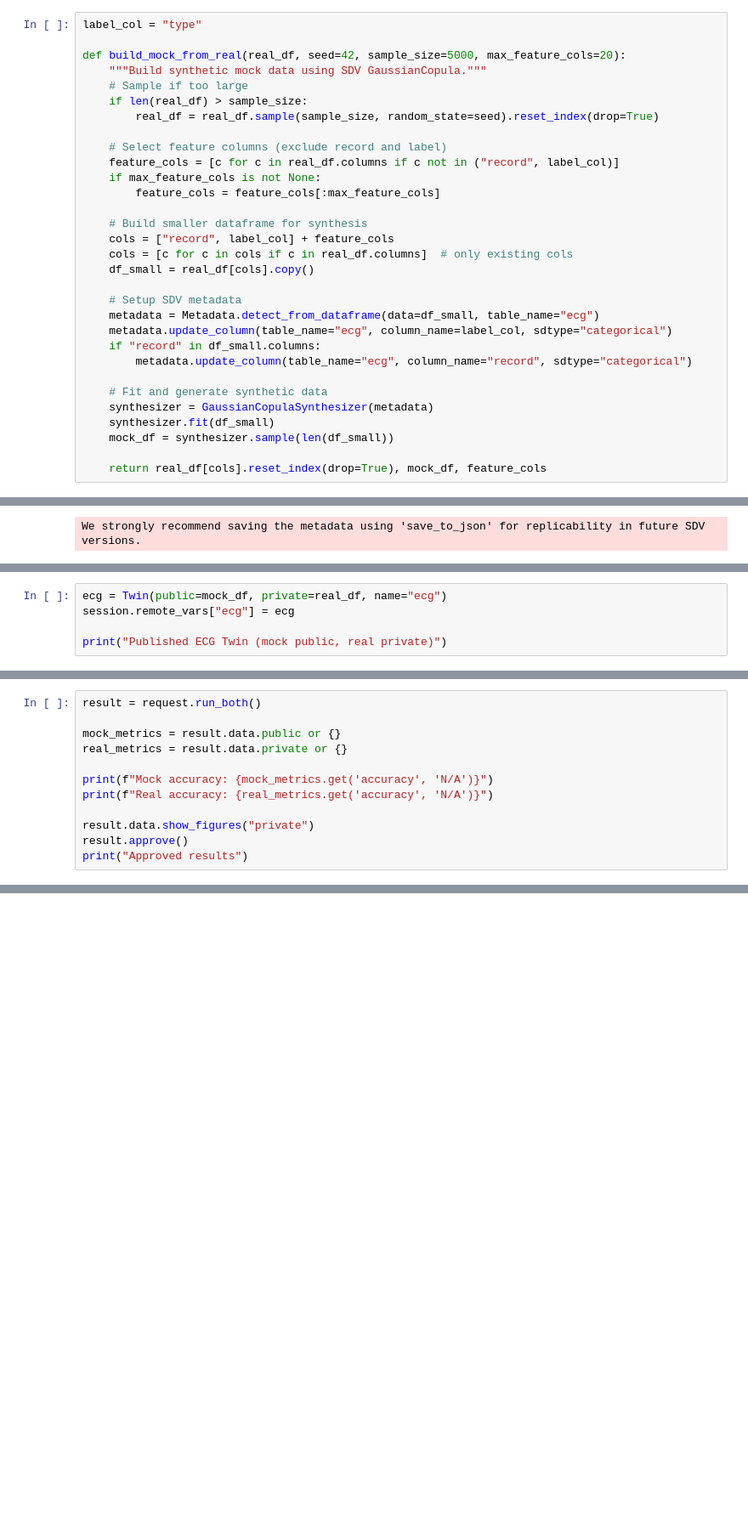
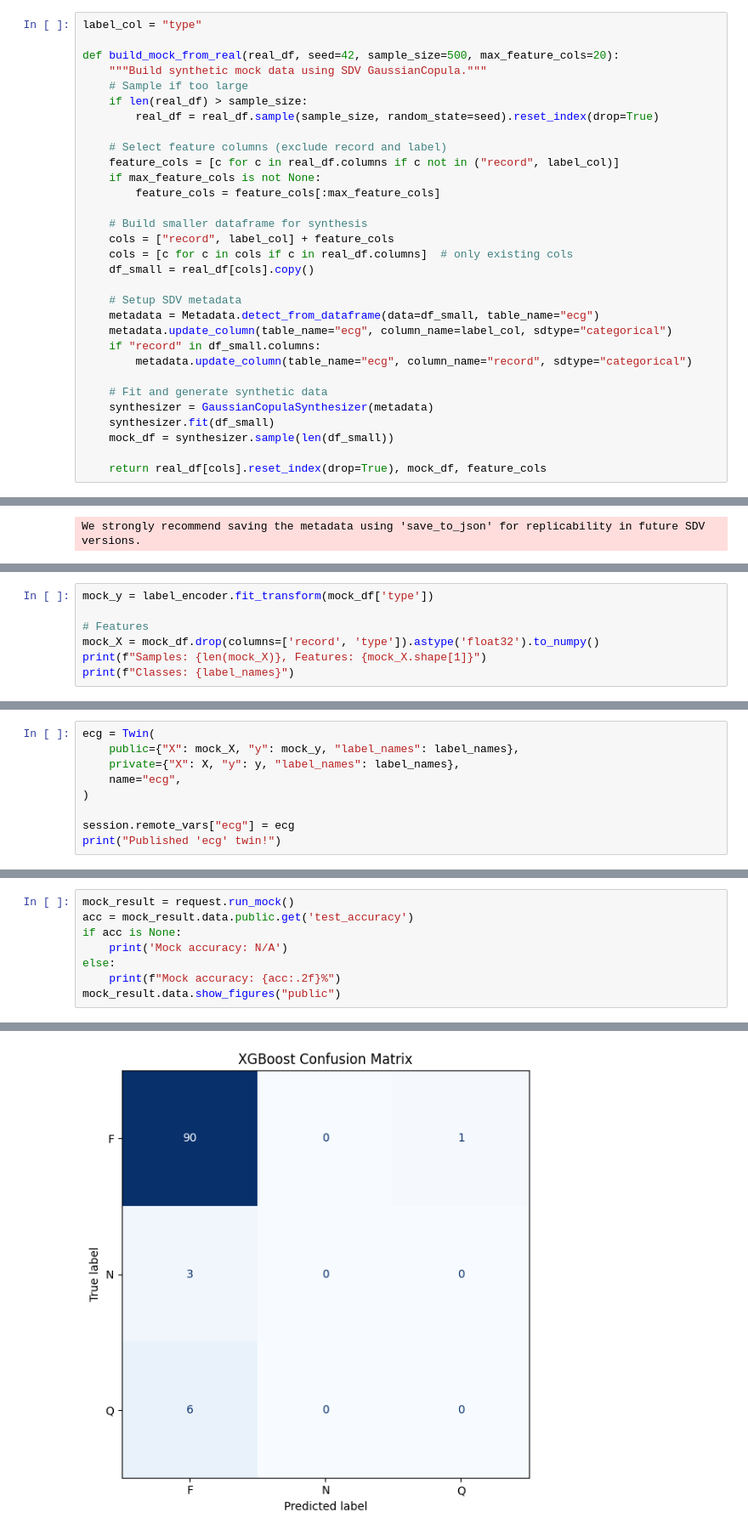
Before and after one commit to OpenMined/biovault-desktop, a Jupyter notebook: src-tauri/resources/templates/06-ecg-do.ipynb, the cells around one changed output, grey strips where cells are left out. Shown at 85% size. Cells and saved outputs as stored; diff of their text form; blank space fills up the shorter version.

```diff
--- a/src-tauri/resources/templates/06-ecg-do.ipynb
+++ b/src-tauri/resources/templates/06-ecg-do.ipynb
@@ -58,7 +62,7 @@ real_path = ds.real.download()
 # %%
 label_col = "type"
 
-def build_mock_from_real(real_df, seed=42, sample_size=5000, max_feature_cols=20):
+def build_mock_from_real(real_df, seed=42, sample_size=500, max_feature_cols=20):
     """Build synthetic mock data using SDV GaussianCopula."""
     # Sample if too large
     if len(real_df) > sample_size:
@@ -126,0 +129,7 @@ Audited 1 package in 2ms
+# %%
+mock_y = label_encoder.fit_transform(mock_df['type'])
+
+# Features
+mock_X = mock_df.drop(columns=['record', 'type']).astype('float32').to_numpy()
+print(f"Samples: {len(mock_X)}, Features: {mock_X.shape[1]}")
+print(f"Classes: {label_names}")
@@ -127,7 +139,11 @@ Audited 1 package in 2ms
 # %%
-ecg = Twin(public=mock_df, private=real_df, name="ecg")
+ecg = Twin(
+    public={"X": mock_X, "y": mock_y, "label_names": label_names},
+    private={"X": X, "y": y, "label_names": label_names},
+    name="ecg",
+)
+
 session.remote_vars["ecg"] = ecg
-
-print("Published ECG Twin (mock public, real private)")
+print("Published 'ecg' twin!")
 # %% [output]
 🌍 Using PUBLIC data from Twin 'ecg...'
@@ -146,12 +191,9 @@ KeyboardInterrupt:
-# %%
-result = request.run_both()
-
-mock_metrics = result.data.public or {}
-real_metrics = result.data.private or {}
-
-print(f"Mock accuracy: {mock_metrics.get('accuracy', 'N/A')}")
-print(f"Real accuracy: {real_metrics.get('accuracy', 'N/A')}")
-
-result.data.show_figures("private")
-result.approve()
-print("Approved results")
+# %%
+mock_result = request.run_mock()
+acc = mock_result.data.public.get('test_accuracy')
+if acc is None:
+    print('Mock accuracy: N/A')
+else:
+    print(f"Mock accuracy: {acc:.2f}%")
+mock_result.data.show_figures("public")
+# %% [output]
@@ -157,0 +209 @@ print("Approved results")
+[figure, added]
```
Also changed, not shown: parts of 37 cells of this notebook, 10 other files.
